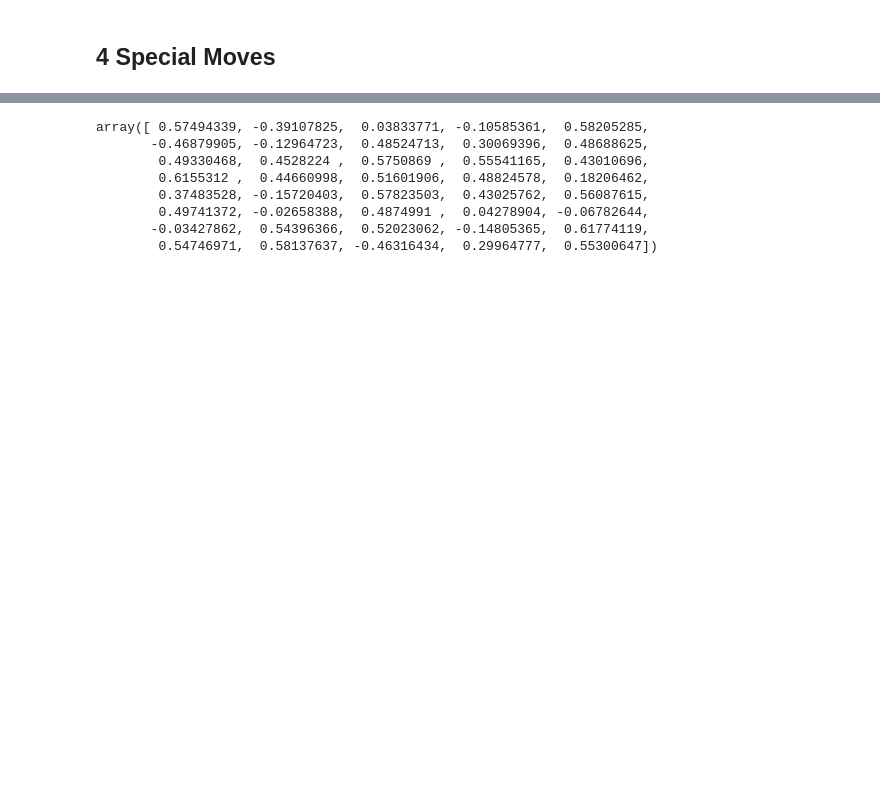
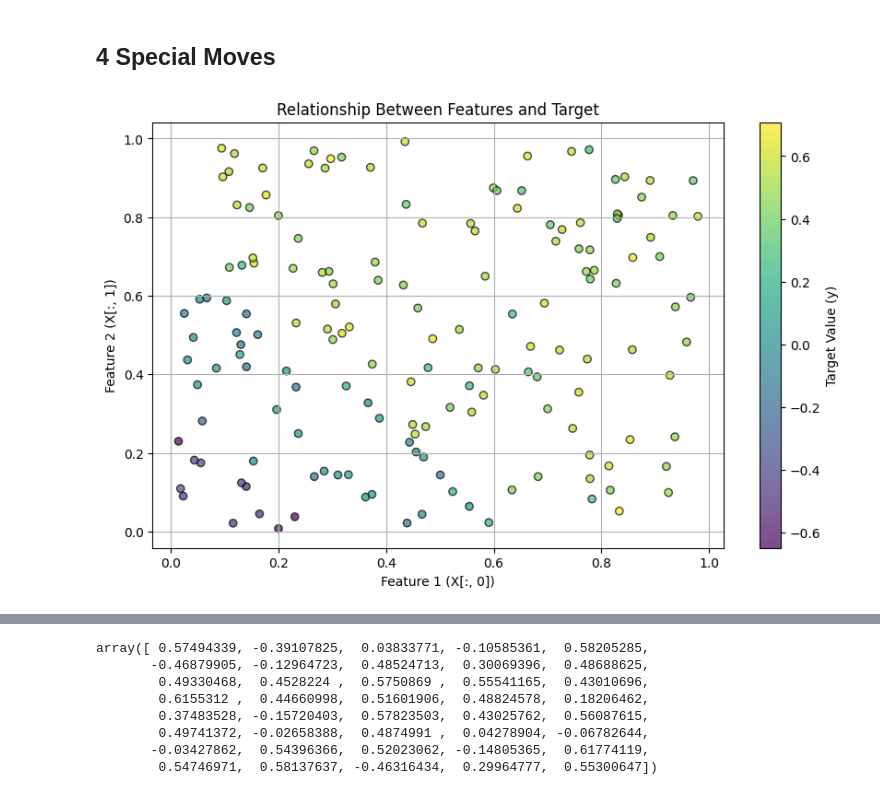
Before and after one commit to yanshuotan/bart-playground, a Jupyter notebook: notebooks/test_MCMC.ipynb, the cells around one changed output, grey strips where cells are left out. Drawn from its saved outputs; the diff is of its cells as text; code cells hidden in the pictures; blank space fills up the shorter version.

```diff
--- a/notebooks/test_MCMC.ipynb
+++ b/notebooks/test_MCMC.ipynb
@@ -21,4 +21,17 @@ special_probs = {"birth": 0.25, "death": 0.25, "break": 0.25, "combine": 0.25}
 generator = DataGenerator(n_samples=160, n_features=2, noise=0.1, random_seed=42)
 X, y = generator.generate(scenario="piecewise_flat")
 X_train, X_test, y_train, y_test = train_test_split(X, y, random_state=42)
+# %%
+import matplotlib.pyplot as plt
+
+plt.figure(figsize=(10, 6))
+scatter = plt.scatter(X[:, 0], X[:, 1], c=y, cmap='viridis', edgecolor='k', alpha=0.7)
+plt.colorbar(scatter, label='Target Value (y)')
+plt.title('Relationship Between Features and Target')
+plt.xlabel('Feature 1 (X[:, 0])')
+plt.ylabel('Feature 2 (X[:, 1])')
+plt.grid(True)
+plt.show()
+# %% [output]
+[figure, added]
 # %%
```
Also changed, not shown: parts of 19 cells of this notebook, 2 other files.
